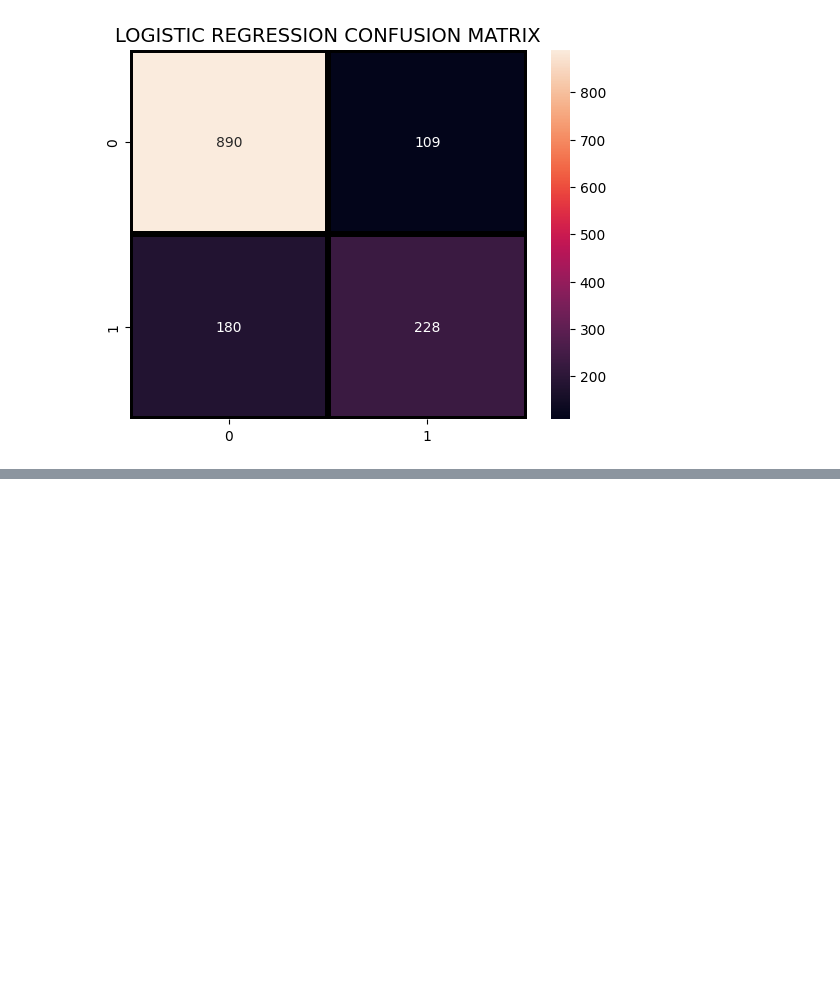
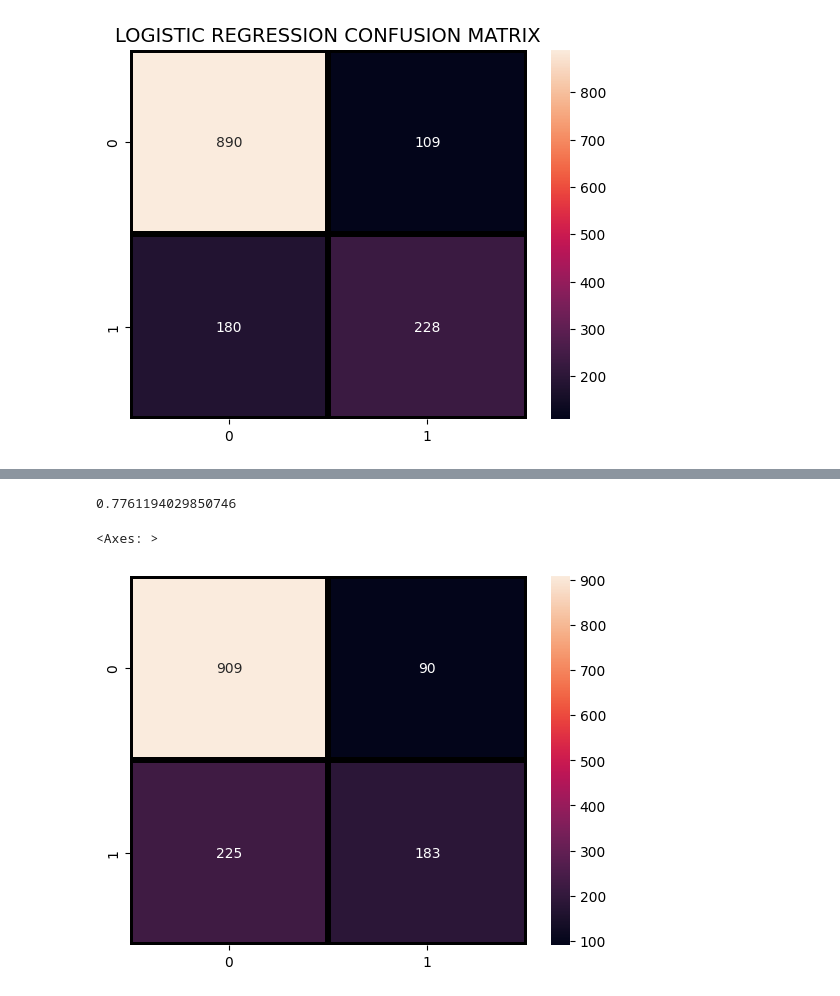
Before and after one commit to neel0086/deep_learning, a Jupyter notebook: CustomerChurn.ipynb, the cells around one changed output, grey strips where cells are left out. Saved outputs shown, nothing was run; the diff lists cells and outputs as text; code cells hidden in the pictures; blank space fills up the shorter version.

```diff
--- a/CustomerChurn.ipynb
+++ b/CustomerChurn.ipynb
@@ -214,3 +230,17 @@ plt.show()
+# %%
+#RANDOM FOREST CLASSIFIER
+rf_model = RandomForestClassifier(n_estimators = 1000, oob_score = True,
+                                  n_jobs = -1, random_state = 65, max_leaf_nodes = 35)
+
+rf_model.fit(X_train, Y_train)
+accuracy = rf_model.score(X_test, Y_test)
+rf_predict = rf_model.predict(X_test)
+print(accuracy)
+sns.heatmap(confusion_matrix(Y_test, rf_predict), annot=True,fmt = "d",linecolor="k",linewidths=3)
+# %% [output]
+0.7761194029850746
+<Axes: >
+[figure, added]
 # %%
 model = keras.Sequential([
     keras.layers.Dense(20, input_shape = (26,), activation="relu"),          # As 26 columns are there so 26 features and hence 26 neurons
```
Also changed, not shown: parts of 4 cells of this notebook.
